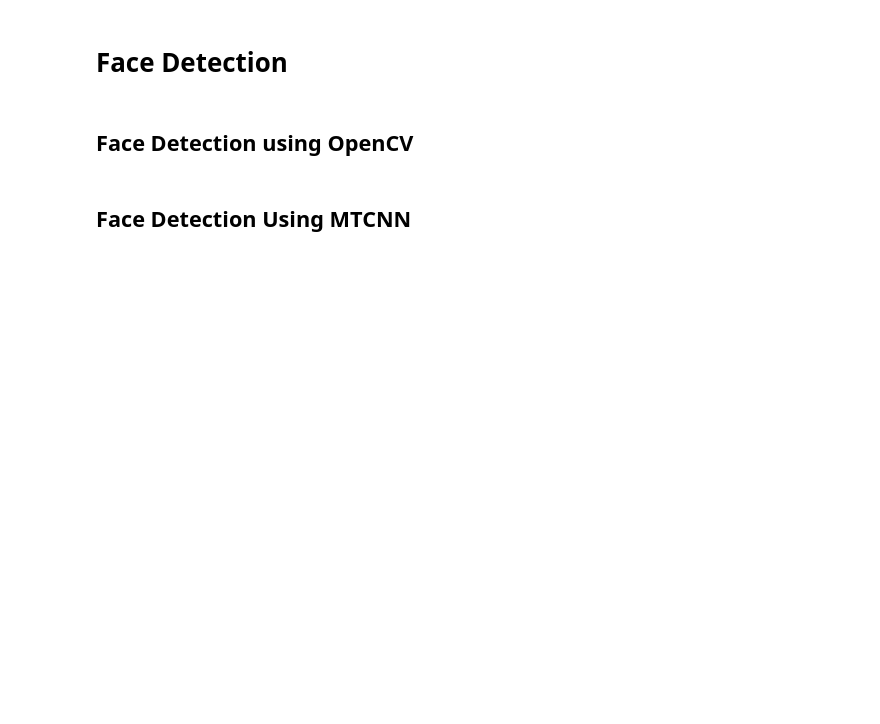
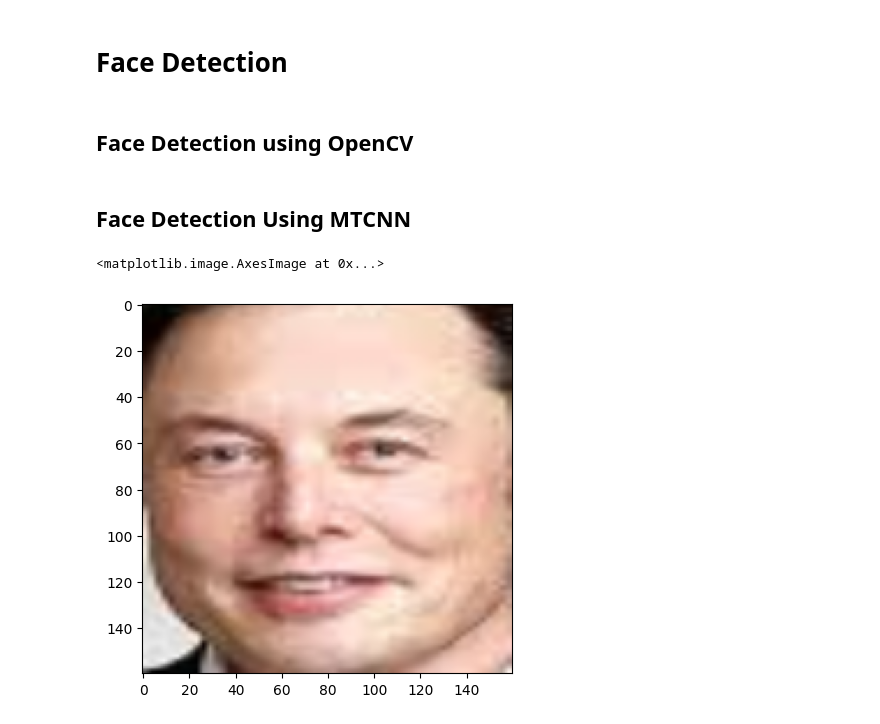
Before and after one commit to Heban-7/Face-Recognition-and-Tracking, a Jupyter notebook: notebook/sample_training.ipynb, the cells around one changed output. Drawn from its saved outputs; the diff is of its cells as text; code cells hidden in the pictures; blank space fills up the shorter version.

Commit message:
face recognition

```diff
--- a/notebook/sample_training.ipynb
+++ b/notebook/sample_training.ipynb
@@ -11,7 +12,7 @@ from mtcnn import MTCNN
 face_cascade = cv2.CascadeClassifier(cv2.data.haarcascades + 'haarcascade_frontalface_default.xml')
 
 # Load the image
-image_path = "../data/faces/Marie.jpg"
+image_path = "../data/faces/Elon.jpg"
 image = cv2.imread(image_path)
 
 # Convert the image to grayscale
@@ -32,7 +33,7 @@ cv2.destroyAllWindows()
 ## Face Detection Using MTCNN
 # %%
 # Load the image
-image_path = "../data/faces/Marie.jpg"
+image_path = "../data/faces/Elon.jpg"
 image = cv2.imread(image_path)
 
 # Convert to RGB (MTCNN requires RGB input)
@@ -60,3 +61,31 @@ for face in faces:
 cv2.imshow("MTCNN Face Detection", image)
 cv2.waitKey(0)
 cv2.destroyAllWindows()
+# %%
+def preprocess_image(image_path):
+    image = cv2.imread(image_path)
+    if image is None:
+        print(f"Could not read image {image_path}")
+        return None
+    # Convert from BGR to RGB
+    image_rgb = cv2.cvtColor(image, cv2.COLOR_BGR2RGB)
+
+    detector = MTCNN()
+    faces = detector.detect_faces(image_rgb)
+    if len(faces) == 0:
+        print(f"No face detected in {image_path}")
+        return None
+
+    # Use the first detected face
+    x, y, width, height = faces[0]['box']
+    # Ensure coordinates are non-negative
+    x, y = abs(x), abs(y)
+    face = image_rgb[y:y+height, x:x+width]
+    face = cv2.resize(face, (160, 160))
+    return face
+# %%
+image_path = "../data/faces/Elon.jpg"
+plt.imshow(preprocess_image(image_path))
+# %% [output]
+<matplotlib.image.AxesImage at 0x...>
+[figure, added]
```
Also changed, not shown: parts of 5 cells of this notebook, 9 other files.
